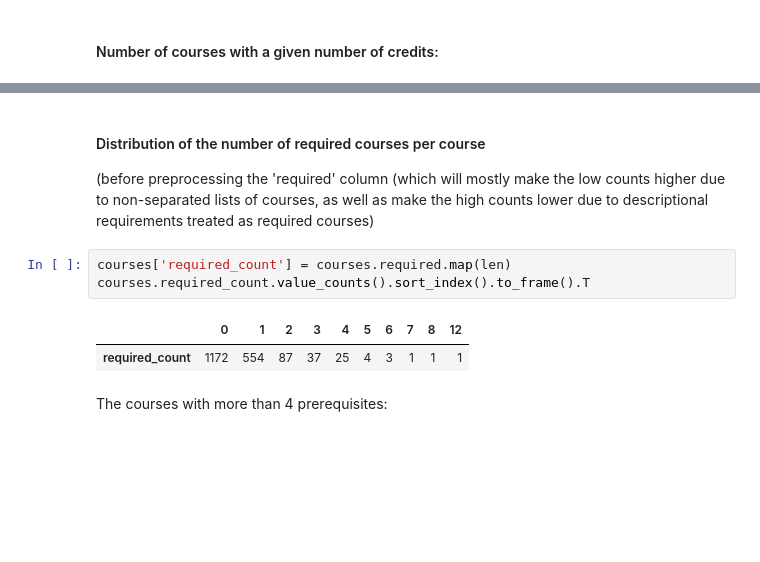
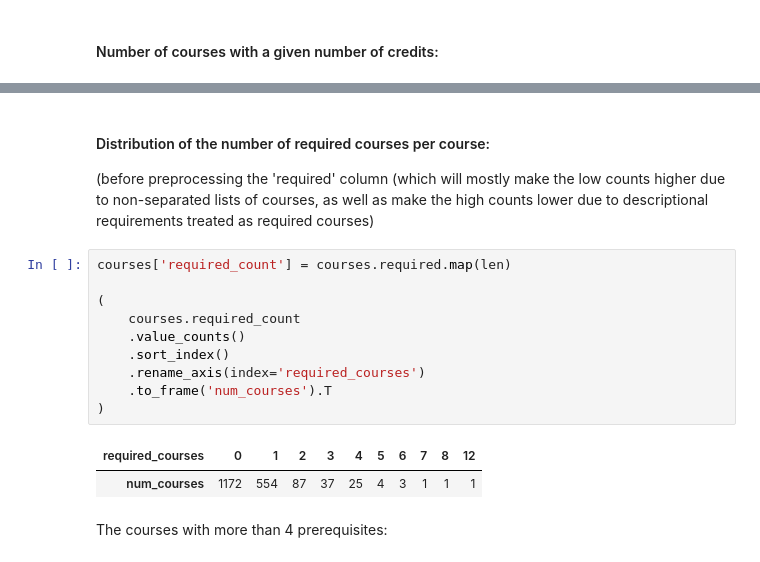
Before and after one commit to valentinoli/epfl-interactive-coursebook, a Jupyter notebook: python/analysis.ipynb, the cells around one changed output, grey strips where cells are left out. Cells and saved outputs as stored; diff of their text form; blank space fills up the shorter version.

```diff
--- a/python/analysis.ipynb
+++ b/python/analysis.ipynb
@@ -104,12 +210,19 @@ courses['credits'].fillna(0).astype(int).value_counts().sort_index().to_frame().
 # %% [markdown]
-#### Distribution of the number of required courses per course
+#### Distribution of the number of required courses per course:
 (before preprocessing the 'required' column (which will mostly make the low counts higher due to non-separated lists of courses, as well as make the high counts lower due to descriptional requirements treated as required courses)
 # %%
 courses['required_count'] = courses.required.map(len)
-courses.required_count.value_counts().sort_index().to_frame().T
+
+(
+    courses.required_count
+    .value_counts()
+    .sort_index()
+    .rename_axis(index='required_courses')
+    .to_frame('num_courses').T
+)
 # %% [output]
-|  | 0 | 1 | 2 | 3 | 4 | 5 | 6 | 7 | 8 | 12 |
-| required_count | 1172 | 554 | 87 | 37 | 25 | 4 | 3 | 1 | 1 | 1 |
+| required_courses | 0 | 1 | 2 | 3 | 4 | 5 | 6 | 7 | 8 | 12 |
+| num_courses | 1172 | 554 | 87 | 37 | 25 | 4 | 3 | 1 | 1 | 1 |
 # %% [markdown]
 The courses with more than 4 prerequisites:
 # %%
```
Also changed, not shown: parts of 25 cells of this notebook, 4 other files.
